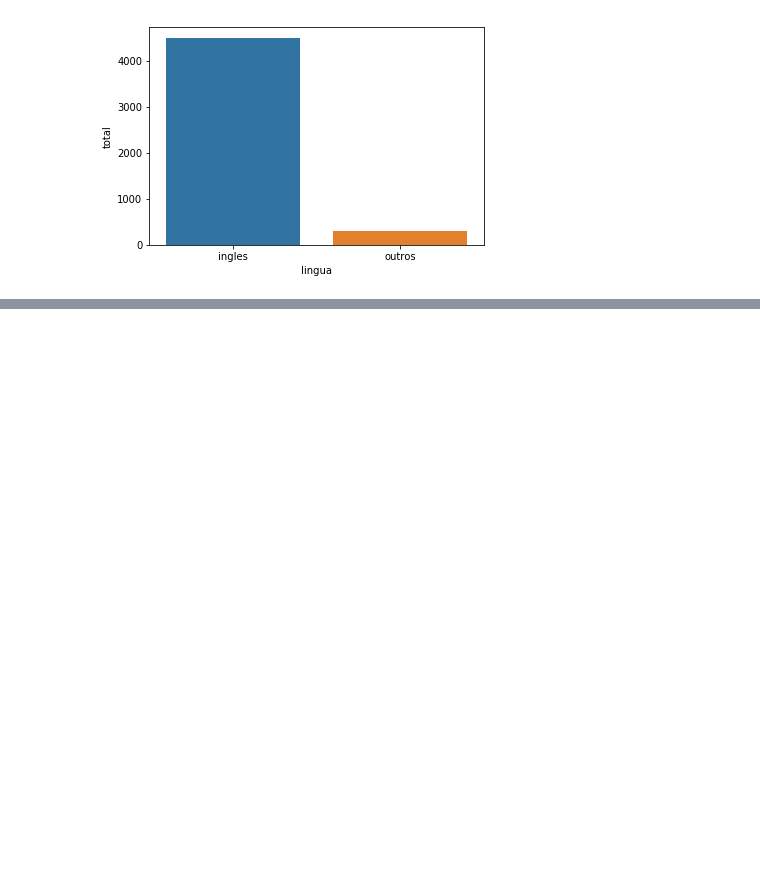
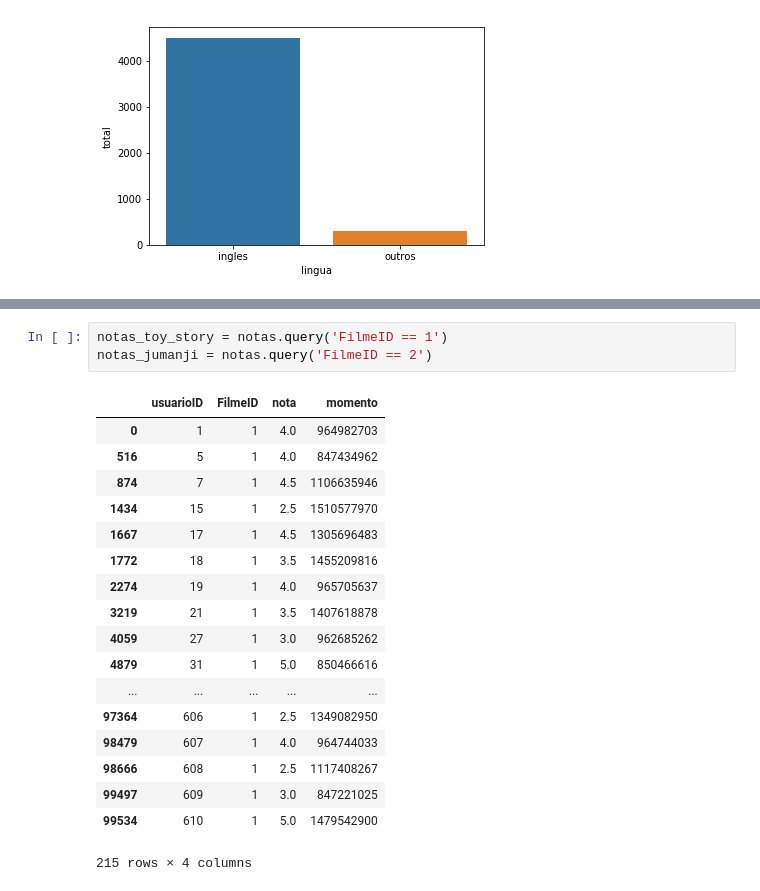
Before and after one commit to VinniciusC/Data-Science-Alura, a Jupyter notebook: IntroduçãoDataScience.ipynb, the cells around one changed output, grey strips where cells are left out. Drawn from its saved outputs; the diff is of its cells as text; blank space fills up the shorter version.

```diff
--- a/IntroduçãoDataScience.ipynb
+++ b/IntroduçãoDataScience.ipynb
@@ -249,0 +256,22 @@ sns.catplot(x= "original_language", kind="count", data = filmes_sem_lingua_origi
+# %%
+notas_toy_story = notas.query('FilmeID == 1')
+notas_jumanji = notas.query('FilmeID == 2')
+# %% [output]
+|  | usuarioID | FilmeID | nota | momento |
+| 0 | 1 | 1 | 4.0 | 964982703 |
+| 516 | 5 | 1 | 4.0 | 847434962 |
+| 874 | 7 | 1 | 4.5 | 1106635946 |
+| 1434 | 15 | 1 | 2.5 | 1510577970 |
+| 1667 | 17 | 1 | 4.5 | 1305696483 |
+| 1772 | 18 | 1 | 3.5 | 1455209816 |
+| 2274 | 19 | 1 | 4.0 | 965705637 |
+| 3219 | 21 | 1 | 3.5 | 1407618878 |
+| 4059 | 27 | 1 | 3.0 | 962685262 |
+| 4879 | 31 | 1 | 5.0 | 850466616 |
+| ... | ... | ... | ... | ... |
+| 97364 | 606 | 1 | 2.5 | 1349082950 |
+| 98479 | 607 | 1 | 4.0 | 964744033 |
+| 98666 | 608 | 1 | 2.5 | 1117408267 |
+| 99497 | 609 | 1 | 3.0 | 847221025 |
+| 99534 | 610 | 1 | 5.0 | 1479542900 |
+215 rows × 4 columns
```
Also changed, not shown: parts of 5 cells of this notebook.
